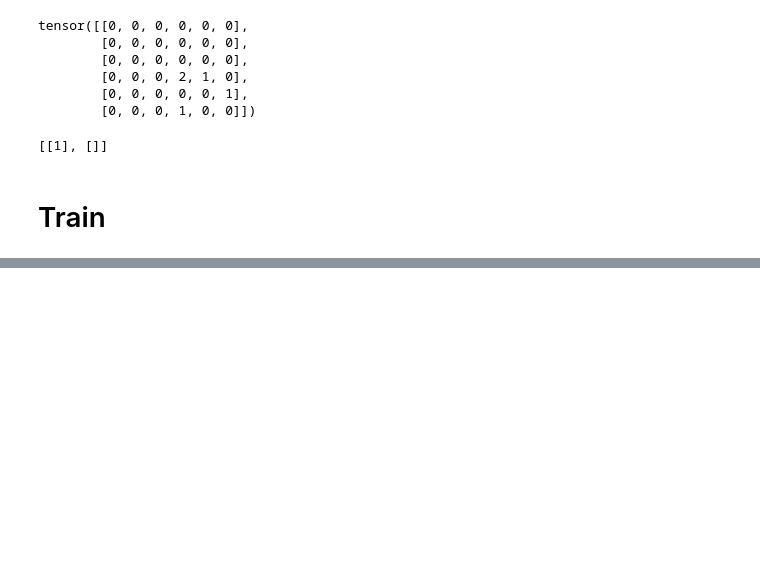
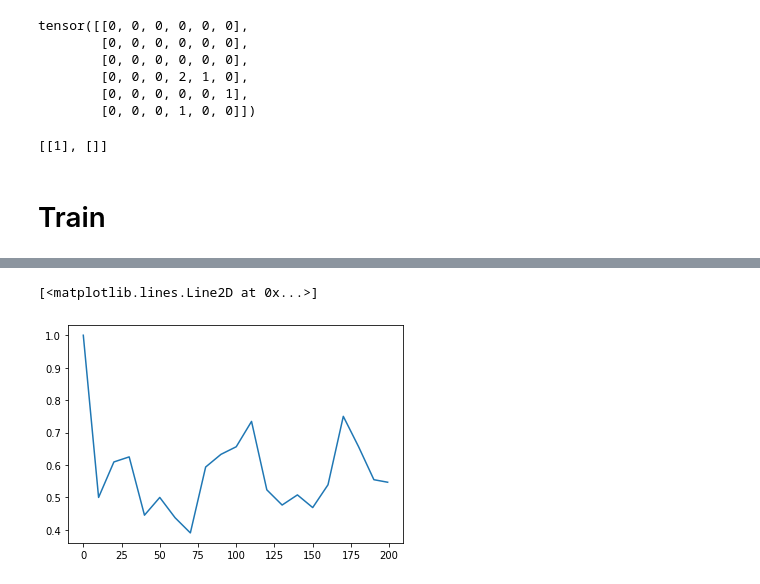
Before and after one commit to vincentqb/audio-tutorial, a Jupyter notebook: PipelineTrain.ipynb, the cells around one changed output, grey strips where cells are left out. Drawn from its saved outputs; the diff is of its cells as text; code cells hidden in the pictures; blank space fills up the shorter version.

```diff
--- a/PipelineTrain.ipynb
+++ b/PipelineTrain.ipynb
@@ -649,12 +649,12 @@ def batch_viterbi_decode(tag_sequence: torch.Tensor, transition_matrix: torch.Te
 
     outputs = []
     scores = []
-    for i in range(output.shape[1]):
-        out, score = viterbi_decode(output[:, i, :], transitions)
-        outputs.append(out)
+    for i in range(tag_sequence.shape[1]):
+        paths, score = viterbi_decode(tag_sequence[:, i, :], transitions)
+        outputs.append(paths)
         scores.append(score)
 
-    return torch.tensor(outputs).t(0, -1)
+    return torch.tensor(outputs).transpose(0, -1), torch.cat(scores)
 # %%
 # https://martin-thoma.com/word-error-rate-calculation/
 
@@ -743,8 +743,7 @@ def forward_decode(inputs, targets):
 
     # output = greedy_decode(output)
 
-    output = batch_viterbi_decode(output, transitions)
-    print(output.shape)
+    output, scores = batch_viterbi_decode(output, transitions)
     output = output[:, 0, :]
 
     output = decode(output.tolist())
@@ -755,20 +754,23 @@ def forward_decode(inputs, targets):
     target_print = target[0].ljust(print_length)[:print_length]
     print(f"Epoch: {epoch:4}   Target: {target_print}   Output: {output_print}")
 
-    chers = [levenshtein_distance(a, b) for a, b in zip(output, target)]
-    chers = statistics.mean(chers)
+    cers = [levenshtein_distance(a, b) for a, b in zip(target, output)]
+    cers = statistics.mean(cers)
 
     output = [o.split(char_space) for o in output]
     target = [o.split(char_space) for o in target]
-    wers = [levenshtein_distance(a, b) for a, b in zip(output, target)]
+    wers = [levenshtein_distance(a, b) for a, b in zip(target, output)]
     wers = statistics.mean(wers)
 
-    print(f"Epoch: {epoch:4}   CHER: {chers:1.5f}   WER: {wers:1.5f}")
+    print(f"Epoch: {epoch:4}   CER: {cers:1.5f}   WER: {wers:1.5f}")
+
+    return cers, wers
 # %%
 sum_loss_training = []
 sum_loss_validation = []
 gradient_norm = []
 gradient_norm_training = []
+cer_validation = []
 wer_validation = []
 
 with tqdm(total=max_epoch, unit_scale=1) as pbar:
@@ -822,8 +824,8 @@ with tqdm(total=max_epoch, unit_scale=1) as pbar:
                 sum_loss_validation.append((epoch, sum_loss))
                 sum_loss_str += f"   Validation: {sum_loss:.5f}"
 
-                cher, wer = forward_decode(inputs, targets)
-                cher_validation.append((epoch, cher))
+                cer, wer = forward_decode(inputs, targets)
+                cer_validation.append((epoch, cer))
                 wer_validation.append((epoch, wer))
 
                 print(sum_loss_str)
@@ -841,4 +970,7 @@ ValueError: too many values to unpack (expected 2)
 # %%
-plt.plot(*zip(*wer_validation))
+plt.plot(*zip(*cer_validation))
+# %% [output]
+[<matplotlib.lines.Line2D at 0x...>]
+[figure, added]
 # %%
 plt.plot(*zip(*wer_validation))
```
Also changed, not shown: parts of 11 cells of this notebook.
